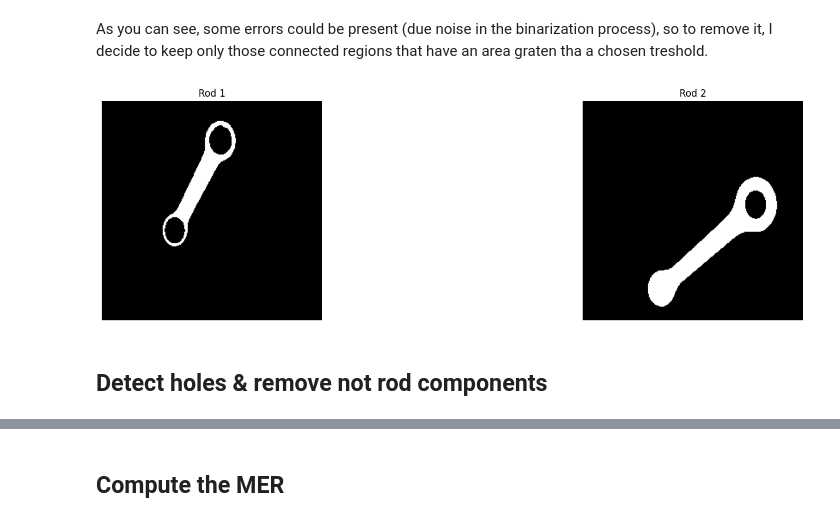
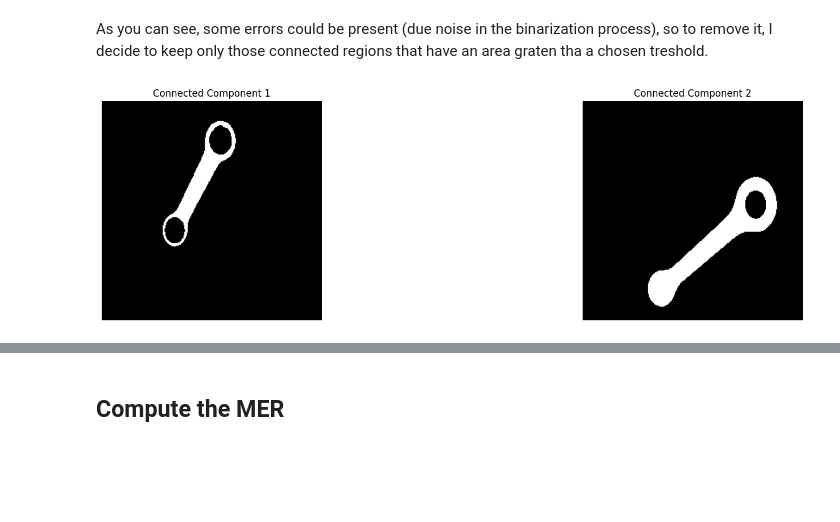
Before and after one commit to matteoperiani2/rod_analysis, a Jupyter notebook: project.ipynb, the cells around one changed output, grey strips where cells are left out. Drawn from its saved outputs; the diff is of its cells as text; code cells hidden in the pictures; blank space fills up the shorter version.

```diff
--- a/project.ipynb
+++ b/project.ipynb
@@ -29,8 +35,8 @@ def otsu(img):
 
     p = h/np.sum(h)
 
-    # INTER-GROUP VARIANCE list
-    igv = []
+    # BETWEEN-GROUP VARIANCE list
+    bgv = []
 
     # For each possible Threshold we compute the mean and the  of the two groups
     for T in range(256):
@@ -48,8 +54,8 @@ def otsu(img):
                     mu2 += l * p[l] / np.sum(h[T+1:])
 
             # Appending the INTER-GROUP VARIANCE to the list
-            igv.append(q1 * (1 - q1) * (mu1 - mu2) ** 2)
+            bgv.append(q1 * (1 - q1) * (mu1 - mu2) ** 2)
         else:
-            igv.append(-1000)
+            bgv.append(-1000)
 
-    return np.argmax(igv)
+    return np.argmax(bgv)
@@ -234,10 +242,9 @@ img_bin = im_bin_sep.copy()
 # %%
-def solve_equality(img, l_p, l_q):
+def solve_class_equality(img, l_p, l_q):
     img[img == l_q] = l_p
     return img
 
 def _2_scan_algorithm(img):
-
     label = 0
     labeled = np.zeros(img.shape, dtype='uint8')
 
@@ -250,7 +257,7 @@ def _2_scan_algorithm(img):
                 # if the left and top pixel have different lables -> merge class
                 if l_p == 255 and l_q == 255 and labeled[i, j-1] != labeled[i-1, j]:
                     labeled[i, j] = labeled[i, j-1] # choose above label
-                    labeled = solve_equality(labeled, labeled[i, j-1], labeled[i-1, j])
+                    labeled = solve_class_equality(labeled, labeled[i, j-1], labeled[i-1, j])
 
                 # if left pixel is labeled -> assign this label
                 elif l_q == 255:
@@ -287,25 +294,23 @@ As you can see, some errors could be present (due noise in the binarization proc
 # %%
 T_area = 50
 
-rods = []
+objects = []
 
 for idx, l in enumerate(labels):
     if np.sum(labeled_img == l) > T_area:
-        rod = ((labeled_img == l)*255).astype('uint8')
-        rod_dilatated = cv2.dilate(rod, square_k(3), iterations = 2)
-        rod = cv2.medianBlur(cv2.bitwise_and(rod_dilatated, img_bin_denoised), 3)
-        rods.append(rod)
+        obj = ((labeled_img == l)*255).astype('uint8')
+        obj_dilatated = cv2.dilate(obj, square_k(3), iterations = 2)
+        obj = cv2.medianBlur(cv2.bitwise_and(obj_dilatated, img_bin_denoised), 3)
+        objects.append(obj)
 
 
 # Show retained objects
 plt.figure(figsize=(20,5))
-for idx, rod in enumerate(rods):
-    plt.subplot(1,len(rods), idx+1)
-    plt.imshow(rod, cmap='gray')
-    plt.title(f'Rod {idx+1}')
+for idx, comp in enumerate(objects):
+    plt.subplot(1,len(objects), idx+1)
+    plt.imshow(comp, cmap='gray')
+    plt.title(f'Connected Component {idx+1}')
     plt.axis('off')
 plt.show()
 # %% [output]
-[figure, old version]
+[figure, new version]
-# %% [markdown]
-## Detect holes & remove not rod components
```
Also changed, not shown: parts of 26 cells of this notebook.
